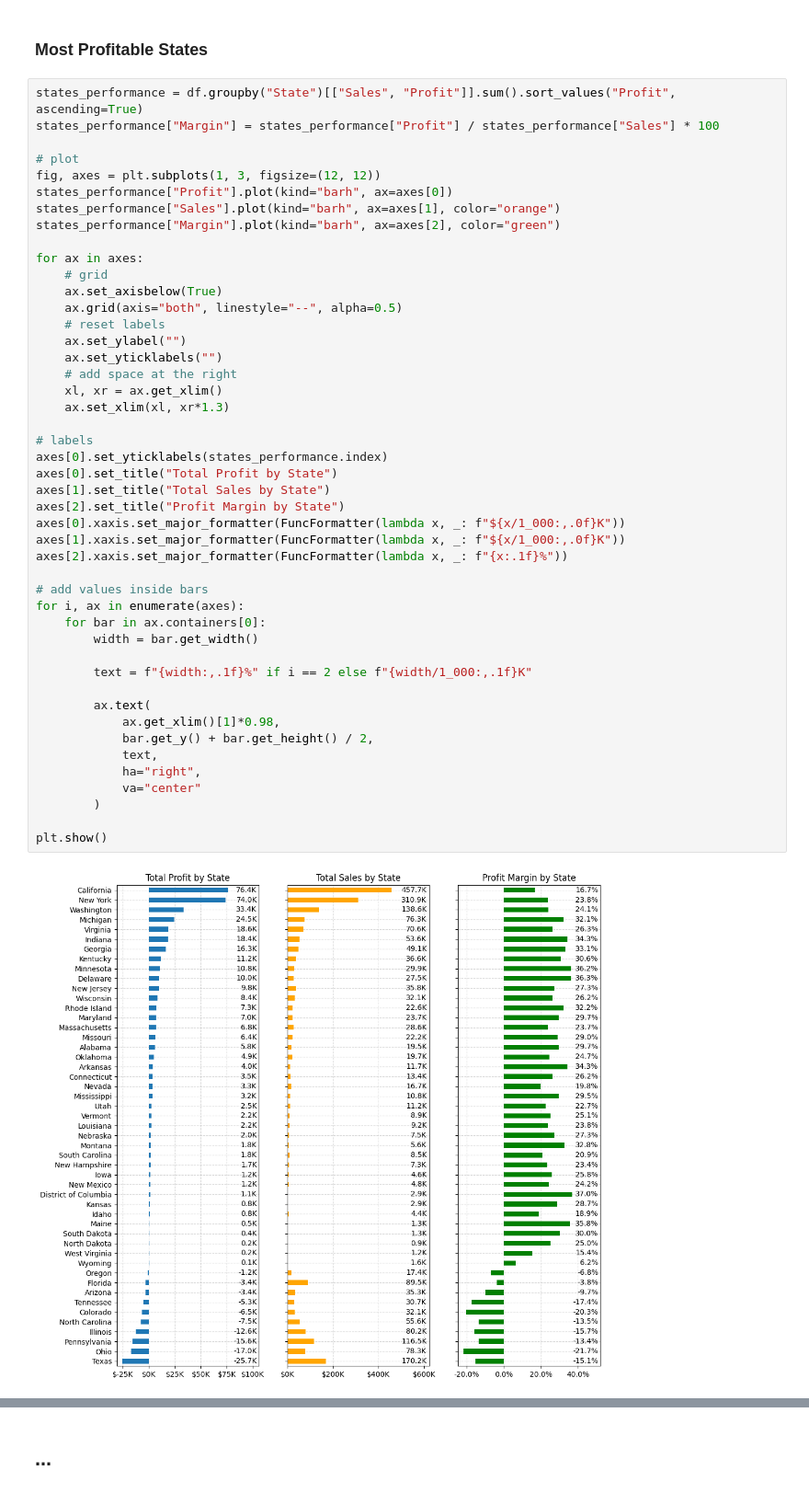
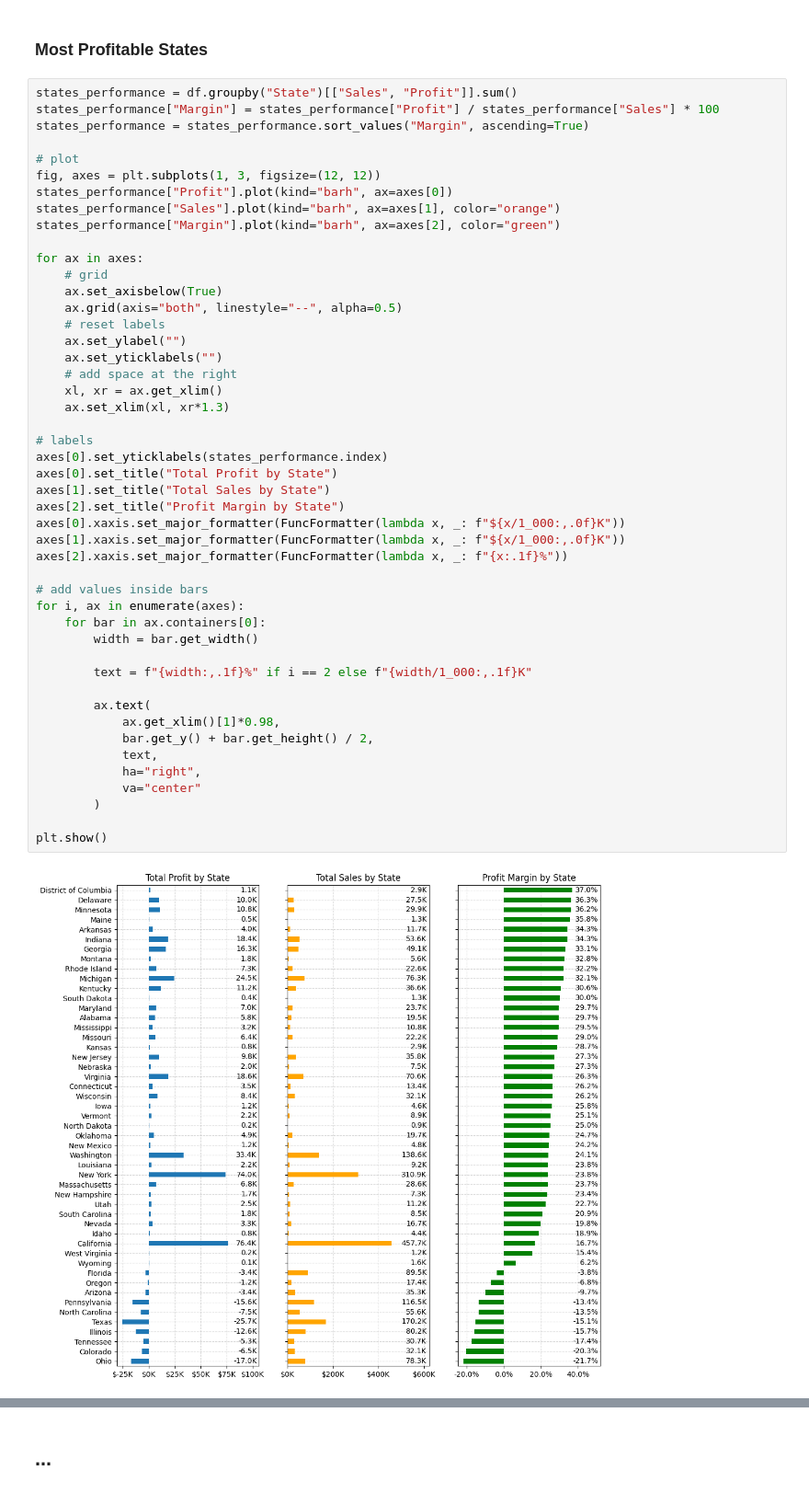
Before and after one commit to victorquoos/superstore-sales-analysis, a Jupyter notebook: notebooks/analysis.ipynb, the cells around one changed output, grey strips where cells are left out. Shown at 92% size. Drawn from its saved outputs; the diff is of its cells as text.

Commit message:
add states analysis

```diff
--- a/notebooks/analysis.ipynb
+++ b/notebooks/analysis.ipynb
@@ -327,8 +327,9 @@ regional_performance.style.format({
 # %% [markdown]
 ### Most Profitable States
 # %%
-states_performance = df.groupby("State")[["Sales", "Profit"]].sum().sort_values("Profit", ascending=True)
+states_performance = df.groupby("State")[["Sales", "Profit"]].sum()
 states_performance["Margin"] = states_performance["Profit"] / states_performance["Sales"] * 100
+states_performance = states_performance.sort_values("Margin", ascending=True)
 
 # plot
 fig, axes = plt.subplots(1, 3, figsize=(12, 12))
@@ -346,31 +347,31 @@ for ax in axes:
     # add space at the right
     xl, xr = ax.get_xlim()
     ax.set_xlim(xl, xr*1.3)
 
 # labels
 axes[0].set_yticklabels(states_performance.index)
 axes[0].set_title("Total Profit by State")
 axes[1].set_title("Total Sales by State")
 axes[2].set_title("Profit Margin by State")
 axes[0].xaxis.set_major_formatter(FuncFormatter(lambda x, _: f"${x/1_000:,.0f}K"))
 axes[1].xaxis.set_major_formatter(FuncFormatter(lambda x, _: f"${x/1_000:,.0f}K"))
 axes[2].xaxis.set_major_formatter(FuncFormatter(lambda x, _: f"{x:.1f}%"))
 
 # add values inside bars
 for i, ax in enumerate(axes):
     for bar in ax.containers[0]:
         width = bar.get_width()
 
         text = f"{width:,.1f}%" if i == 2 else f"{width/1_000:,.1f}K"
 
         ax.text(
             ax.get_xlim()[1]*0.98,
             bar.get_y() + bar.get_height() / 2,
             text,
             ha="right",
             va="center"
         )
 
 plt.show()
 # %% [output]
-[figure, old version]
+[figure, new version]
```
Also changed, not shown: parts of 6 cells of this notebook.
